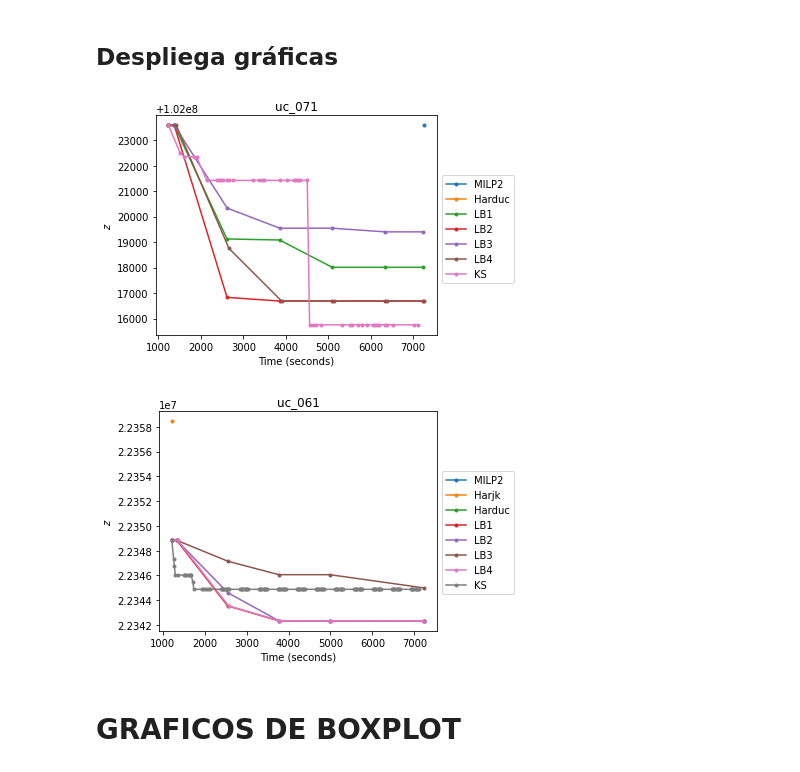
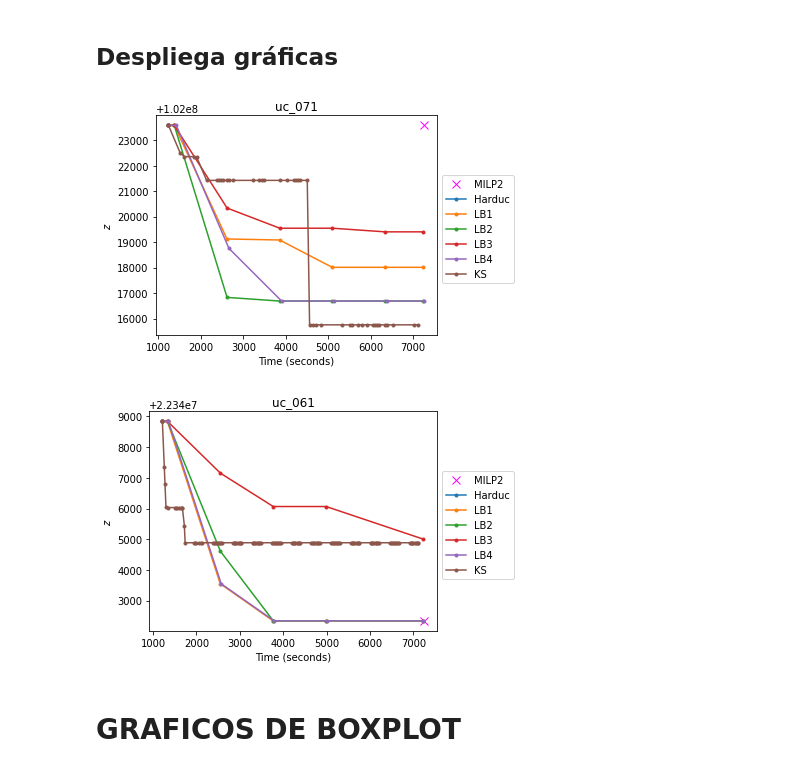
Before and after one commit to urieliram/Matheuristics_UCP, a Jupyter notebook: Figures_TC_UC.ipynb, the cells around one changed output. Cells and saved outputs as stored; diff of their text form; code cells hidden in the pictures.

```diff
--- a/Figures_TC_UC.ipynb
+++ b/Figures_TC_UC.ipynb
@@ -176,8 +176,14 @@ def graficas(title='',graphs=[]):
       x    = tup[0]
       y    = tup[1]
       if tup[2]:
-        plt.plot(x, y, '.-', label = models[i])
+        if i==0:
+          plt.plot(x, y, 'o', label = models[i] , markersize=8,color='magenta')
+        if i==1:
+          plt.plot(x, y, 'x', label = models[i] , markersize=8,color='magenta')
+        else:
+          plt.plot(x, y, '.-', label = models[i])
       i=i+1
+
   plt.xlabel("Time (seconds)")
   plt.ylabel("$z$")
   plt.title(title)
@@ -191,29 +197,30 @@ def graficas(title='',graphs=[]):
 # %%
 
 for item in list:
     list2  = []
     graphs = []
     try:
       e = Extract(item)
       variables = e.extract()
       if True:
+        variables["flag_harjk"] = False
         graphs.append(([variables['t_milp' ]],[variables['z_milp']] ,variables["flag_milp"]))
         graphs.append(([variables['t_milp2']],[variables['z_milp2']],variables["flag_milp2"]))
         graphs.append(([variables['t_harjk']],[variables['z_harjk']],variables["flag_harjk"]))
         graphs.append(([variables['t_hard3']],[variables['z_hard3']],variables["flag_hard3"]))
         graphs.append((variables['t_lbc1' ],variables['z_lbc1' ],variables["flag_lbc1"]))
         graphs.append((variables['t_lbc2' ],variables['z_lbc2' ],variables["flag_lbc2"]))
         graphs.append((variables['t_lbc3' ],variables['z_lbc3' ],variables["flag_lbc3"]))
         graphs.append((variables['t_lbc4' ],variables['z_lbc4' ],variables["flag_lbc4"]))
         graphs.append((variables['t_KS' ],variables['z_KS' ],variables["flag_KS"]))
         graficas(title=variables["logFile"],graphs=graphs)
       list2.append(variables)
     except Exception as err:
       print("Fail in ", item+".log"+ " file")
       print(str(err))
 # %% [output]
-[figure, old version]
+[figure, new version]
-[figure, old version]
+[figure, new version]
 # %% [markdown]
 # GRAFICOS DE BOXPLOT
 # %% [markdown]
```
